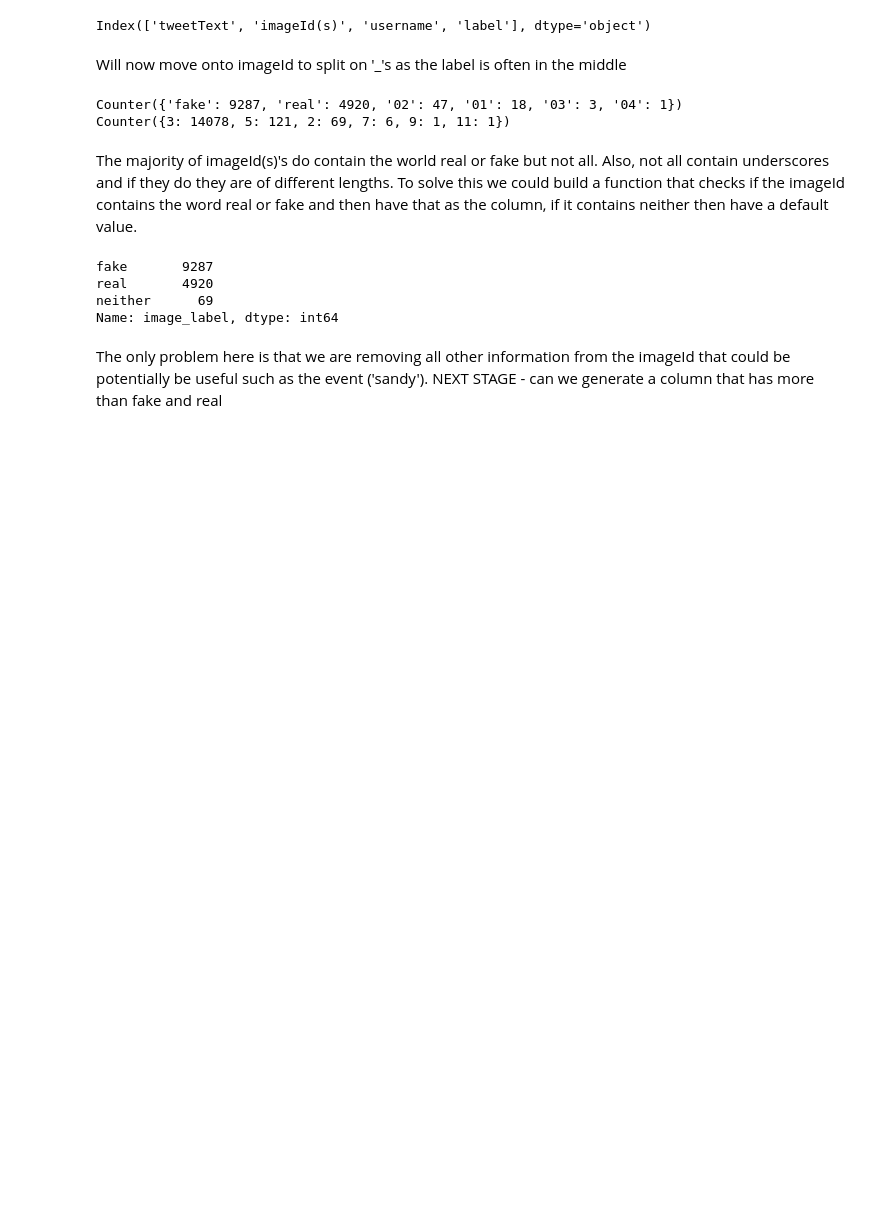
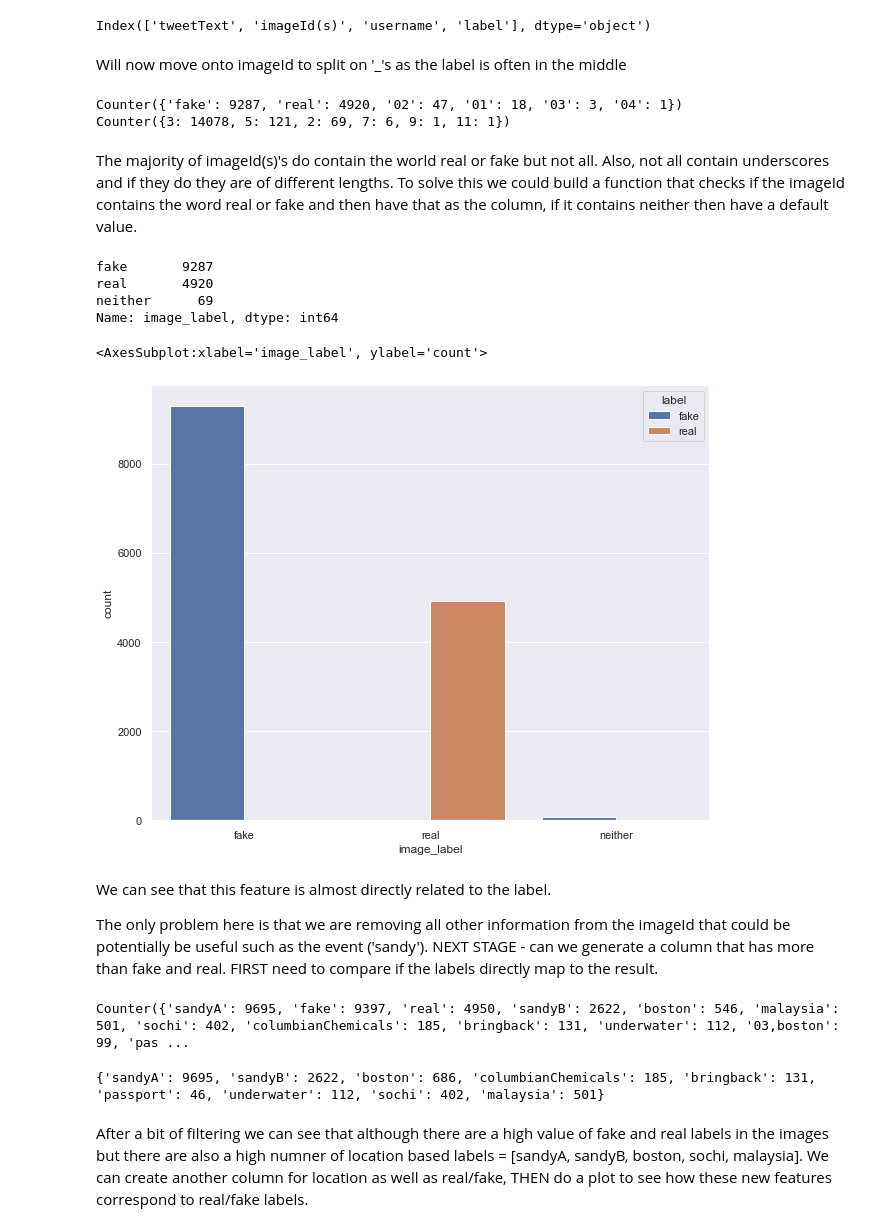
Before and after one commit to wjsavage/tweet-prediction, a Jupyter notebook: tweets.ipynb, the cells around one changed output. Cells and saved outputs as stored; diff of their text form; code cells hidden in the pictures; blank space fills up the shorter version.

Commit message:
Added location label from imageId

```diff
--- a/tweets.ipynb
+++ b/tweets.ipynb
@@ -260,6 +260,35 @@ fake       9287
 real       4920
 neither      69
 Name: image_label, dtype: int64
+# %%
+sns.set(rc={'figure.figsize':(10,8)})
+sns.countplot(x="image_label", hue='label', data=data_raw)
+# %% [output]
+<AxesSubplot:xlabel='image_label', ylabel='count'>
+[figure, added]
 # %% [markdown]
+We can see that this feature is almost directly related to the label.
+
 The only problem here is that we are removing all other information from the imageId that could be potentially be useful such as the event ('sandy').
-NEXT STAGE - can we generate a column that has more than fake and real
+NEXT STAGE - can we generate a column that has more than fake and real. FIRST need to compare if the labels directly map to the result.
+# %%
+parts = [p for x in data_raw['imageId(s)'].str.split('_').to_list() for p in x if not p.isnumeric()]
+c = Counter(parts)
+print(c)
+# %% [output]
+Counter({'sandyA': 9695, 'fake': 9397, 'real': 4950, 'sandyB': 2622, 'boston': 546, 'malaysia': 501, 'sochi': 402, 'columbianChemicals': 185, 'bringback': 131, 'underwater': 112, '03,boston': 99, 'pas ...
+# %%
+to_del = ['real', 'fake']
+for x, count in c.items():
+    if 'boston' in x and not x == 'boston':
+        c['boston'] += count
+        to_del.append(x)
+    elif count < 20:
+        to_del.append(x)
+
+c = {x: count for x, count in c.items() if x not in to_del}
+print(c)
+# %% [output]
+{'sandyA': 9695, 'sandyB': 2622, 'boston': 686, 'columbianChemicals': 185, 'bringback': 131, 'passport': 46, 'underwater': 112, 'sochi': 402, 'malaysia': 501}
+# %% [markdown]
+After a bit of filtering we can see that although there are a high value of fake and real labels in the images but there are also a high numner of location based labels = [sandyA, sandyB, boston, sochi, malaysia]. We can create another column for location as well as real/fake, THEN do a plot to see how these new features correspond to real/fake labels.
```
Also changed, not shown: parts of 7 cells of this notebook.
